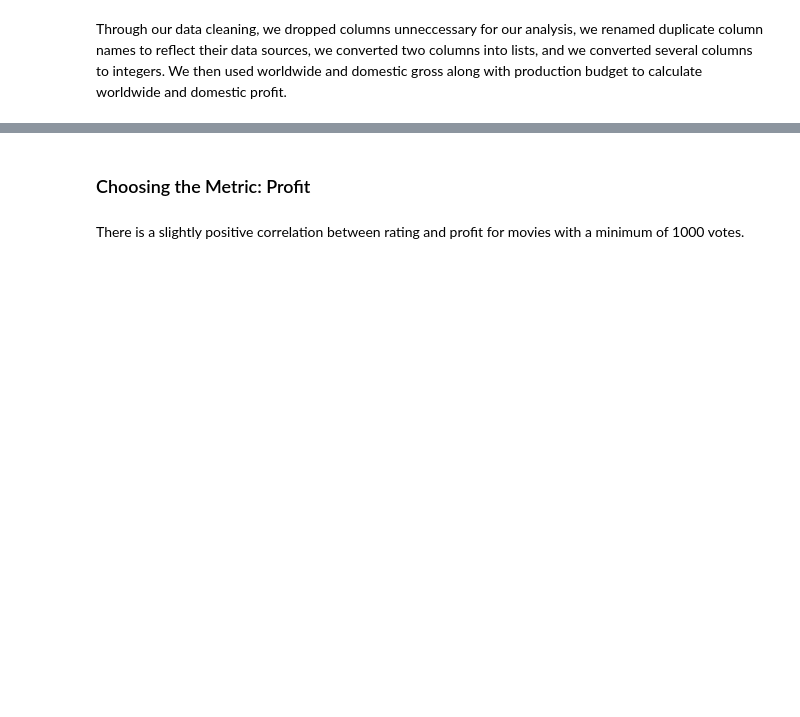
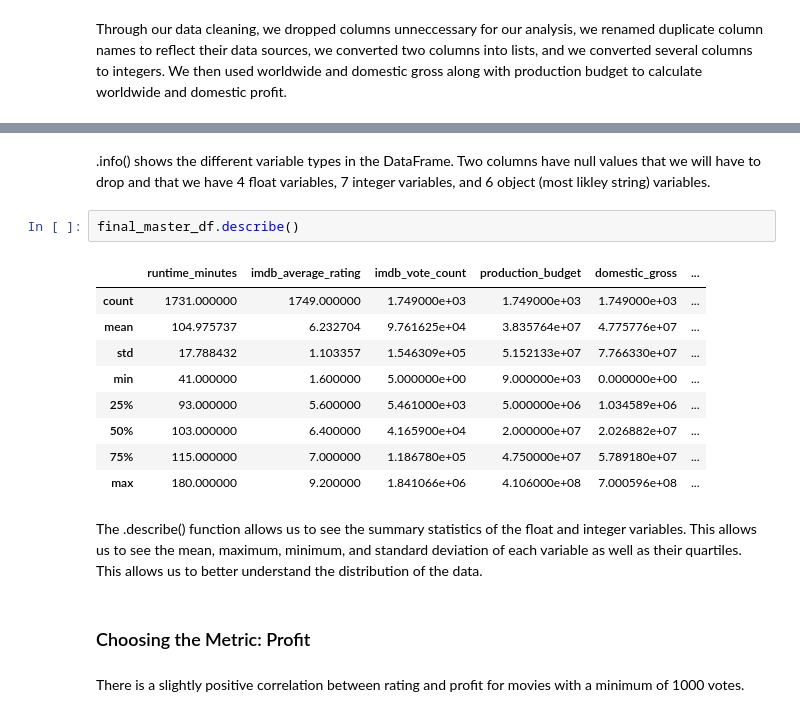
Before and after one commit to abwilliamss/AIAcademy-capstone, a Jupyter notebook: AI Academy Capstone Project.ipynb, the cells around one changed output, grey strips where cells are left out. Saved outputs shown, nothing was run; the diff lists cells and outputs as text; blank space fills up the shorter version.

```diff
--- a/AI Academy Capstone Project.ipynb
+++ b/AI Academy Capstone Project.ipynb
@@ -99,3 +179,19 @@ final_master_df.head(3)
+# %% [markdown]
+.info() shows the different variable types in the DataFrame. Two columns have null values that we will have to drop and that we have 4 float variables, 7 integer variables, and 6 object (most likley string) variables.
+# %%
+final_master_df.describe()
+# %% [output]
+|  | runtime_minutes | imdb_average_rating | imdb_vote_count | production_budget | domestic_gross | ... |
+| count | 1731.000000 | 1749.000000 | 1.749000e+03 | 1.749000e+03 | 1.749000e+03 | ... |
+| mean | 104.975737 | 6.232704 | 9.761625e+04 | 3.835764e+07 | 4.775776e+07 | ... |
+| std | 17.788432 | 1.103357 | 1.546309e+05 | 5.152133e+07 | 7.766330e+07 | ... |
+| min | 41.000000 | 1.600000 | 5.000000e+00 | 9.000000e+03 | 0.000000e+00 | ... |
+| 25% | 93.000000 | 5.600000 | 5.461000e+03 | 5.000000e+06 | 1.034589e+06 | ... |
+| 50% | 103.000000 | 6.400000 | 4.165900e+04 | 2.000000e+07 | 2.026882e+07 | ... |
+| 75% | 115.000000 | 7.000000 | 1.186780e+05 | 4.750000e+07 | 5.789180e+07 | ... |
+| max | 180.000000 | 9.200000 | 1.841066e+06 | 4.106000e+08 | 7.000596e+08 | ... |
+# %% [markdown]
+The .describe() function allows us to see the summary statistics of the float and integer variables. This allows us to see the mean, maximum, minimum, and standard deviation of each variable as well as their quartiles. This allows us to better understand the distribution of the data.
 # %% [markdown]
 ### Choosing the Metric: Profit
 # %% [markdown]
```
Also changed, not shown: parts of 47 cells of this notebook.
